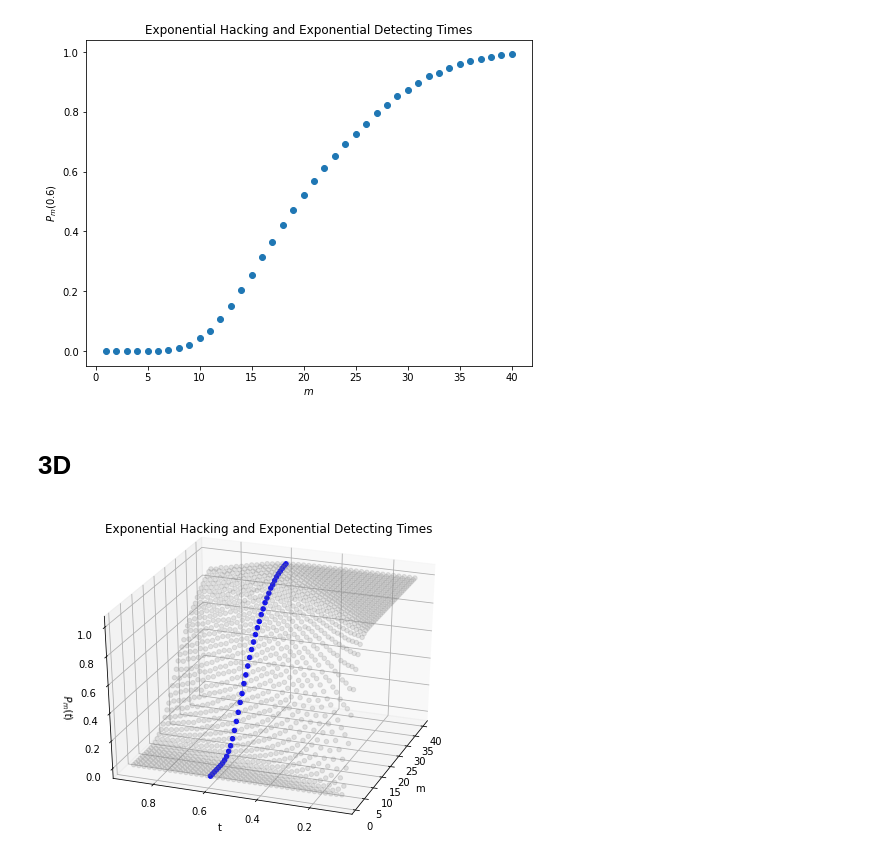
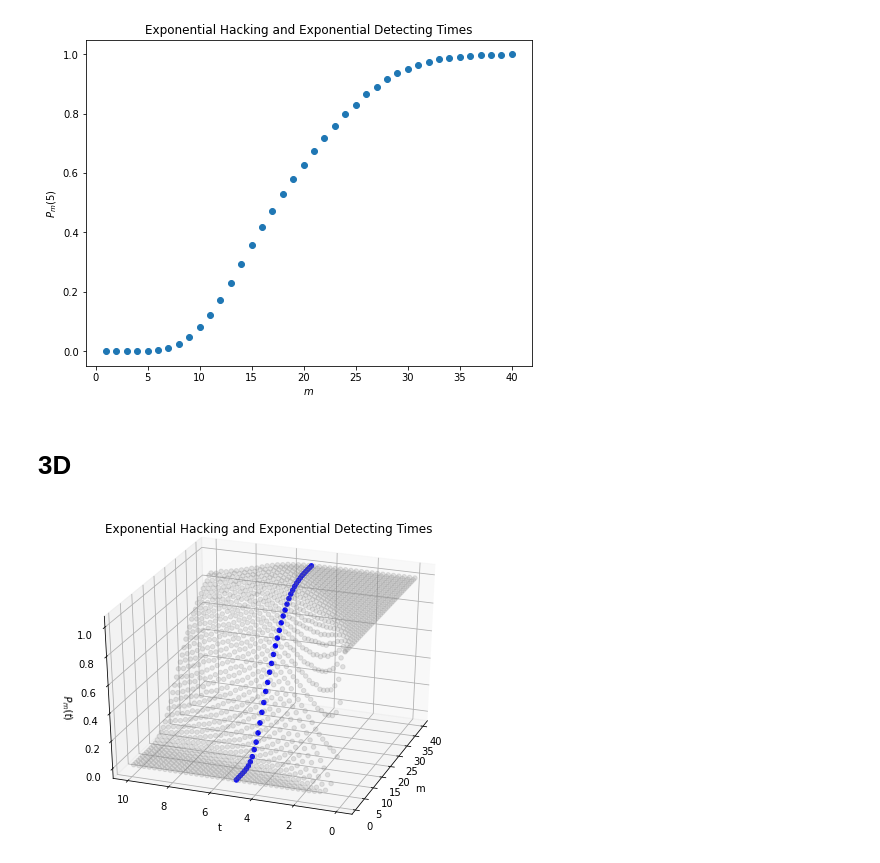
Before and after one commit to xuxiufeng/Blockchain_Simulations, a Jupyter notebook: Probability_Exp_and_Exp.ipynb, the cells around one changed output. Saved outputs shown, nothing was run; the diff lists cells and outputs as text; code cells hidden in the pictures.

```diff
--- a/Probability_Exp_and_Exp.ipynb
+++ b/Probability_Exp_and_Exp.ipynb
@@ -26,18 +26,18 @@ def P_mt1(t, m, eta, alpha, N=50000):
     return (Prob)
 # %%
 m = 40
-eta = 0.02
-alpha = 0.3
-t_cross_section = 0.6
+eta = 0.2
+alpha = 3
+t_cross_section = 5
 P_mt = P_mt1(t_cross_section, range(1, m+1), eta, alpha)
 fig = plt.figure(figsize=(8, 6))
 plt.scatter(range(1, m+1), P_mt)
 plt.xlabel(r'$m$')
-plt.ylabel(r'$P_m(0.6)$')
+plt.ylabel(r'$P_m(5)$')
 plt.title('Exponential Hacking and Exponential Detecting Times')
 plt.show()
 # %% [output]
-[figure, old version]
+[figure, new version]
 # %% [markdown]
 # 3D
 # %%
@@ -48,11 +48,8 @@ def P_mt2(t, m, eta, alpha, N=10000): # N: iterations
     Prob = np.sum(res)/N
     return (Prob)
 # %%
-m = 40
-eta = 0.02
-alpha = 0.3
 m = np.array(range(1, m+1))
-t = np.array(np.linspace(0.1, 0.9, len(m)))
+t = np.array(np.linspace(0, 10, len(m)))
 m_axis = np.repeat(np.nan, len(m)*len(t))
 t_axis = np.repeat(np.nan, len(m)*len(t))
 P_axis = np.repeat(np.nan, len(m)*len(t))
@@ -66,14 +63,14 @@ for i in range(len(m)):
 # %%
 fig = plt.figure(figsize=(8, 6))
 ax = plt.axes(projection='3d')
 ax.scatter3D(m_axis, t_axis, P_axis, alpha=0.2, c='grey')
 ax.scatter3D(m, np.repeat(t_cross_section, len(m)), P_mt, alpha=1, c='blue')
 ax.view_init(30, 200)
-ax.set_yticks(np.linspace(0, 1, 6))
+ax.set_yticks(np.linspace(0, 10, 6))
 ax.set_xlabel('m')
 ax.set_ylabel('t')
 ax.set_zlabel(r'$P_m(t)$')
 ax.set_title('Exponential Hacking and Exponential Detecting Times')
 plt.show()
 # %% [output]
-[figure, old version]
+[figure, new version]
```
